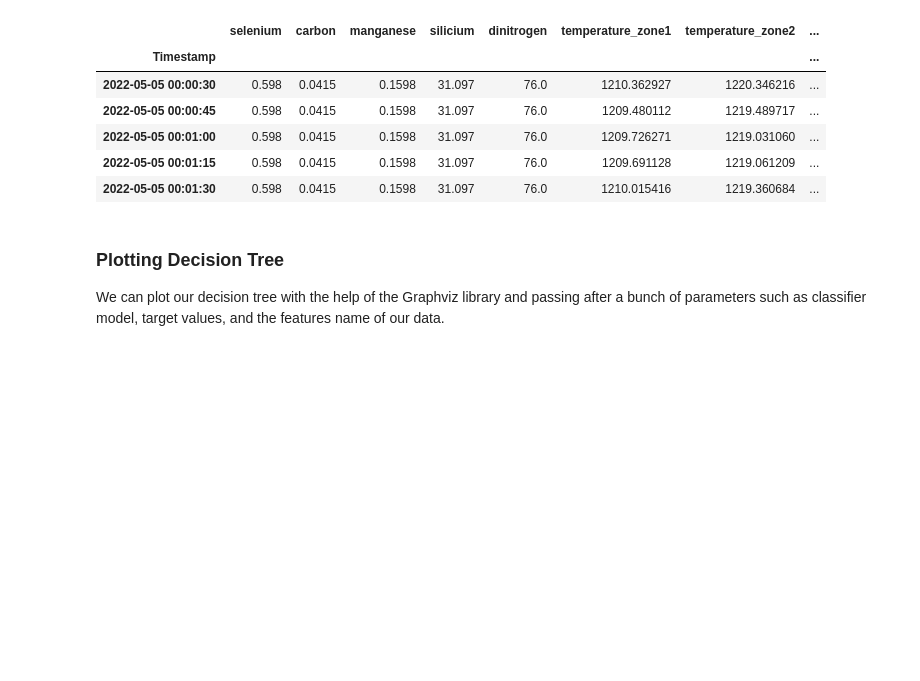
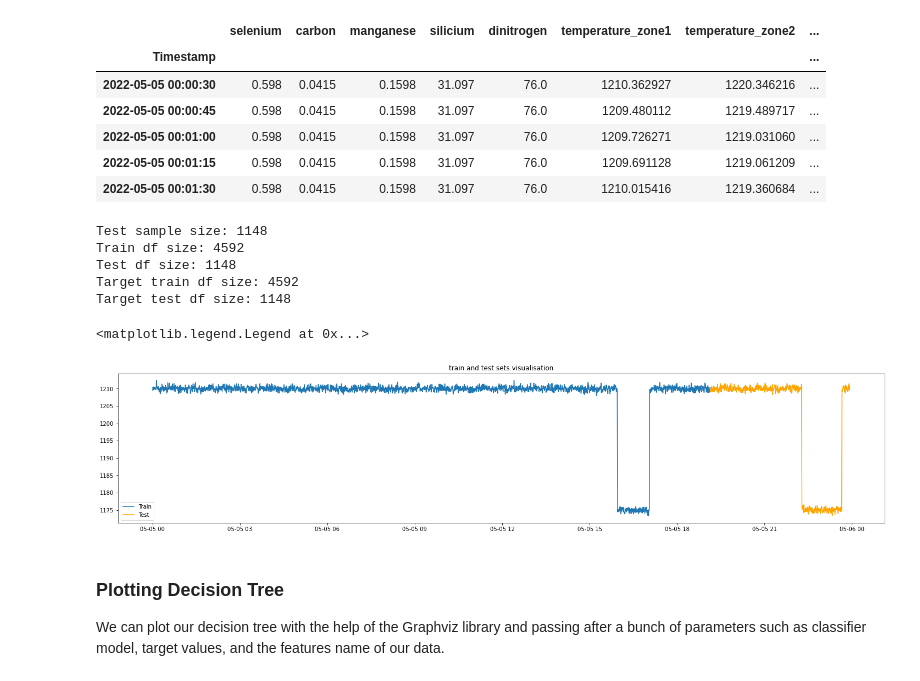
Before and after one commit to aleksander-ivanov/DIPLOM-DS-29, a Jupyter notebook: thesis.ipynb, the cells around one changed output. Saved outputs shown, nothing was run; the diff lists cells and outputs as text; code cells hidden in the pictures; blank space fills up the shorter version.

Commit message:
Splitting data to test and train sets fix

```diff
--- a/thesis.ipynb
+++ b/thesis.ipynb
@@ -274,3 +272,40 @@ X_train_rolled, X_test_rolled, y_train_rolled, y_test_rolled = train_test_split(
+# %%
+# Split df to train and test parts manually due to timeseries data.
+# # First 80% rows is train part and last 20% is test part.
+
+rows_count = X_rolled.shape[0]
+test_size = int(rows_count * 0.2)  # test size is 20%
+
+print(f'Test sample size: {test_size}')
+
+X_train_rolled = X_rolled[:-test_size]
+X_test_rolled = X_rolled[-test_size:]
+
+print(f'Train df size: {X_train_rolled.shape[0]}')
+print(f'Test df size: {X_test_rolled.shape[0]}')
+
+y_train_rolled = y_rolled[:-test_size]
+y_test_rolled = y_rolled[-test_size:]
+
+print(f'Target train df size: {X_train_rolled.shape[0]}')
+print(f'Target test df size: {X_test_rolled.shape[0]}')
+# %% [output]
+Test sample size: 1148
+Train df size: 4592
+Test df size: 1148
+Target train df size: 4592
+Target test df size: 1148
+# %%
+# Visualize train and test splitting
+viz_col = 'temperature_zone1'
+
+plt.title('train and test sets visualisation')
+plt.plot(X_train_rolled[viz_col], label='Train')
+plt.plot(X_test_rolled[viz_col], label='Test', color='orange')
+plt.legend()
+# %% [output]
+<matplotlib.legend.Legend at 0x...>
+[figure, added]
 # %%
 # create model instance and do the training process by using the model.fit() method
 clf_model = DecisionTreeClassifier(criterion="gini", random_state=42, max_depth=3, min_samples_leaf=5)
```
Also changed, not shown: parts of 6 cells of this notebook.
